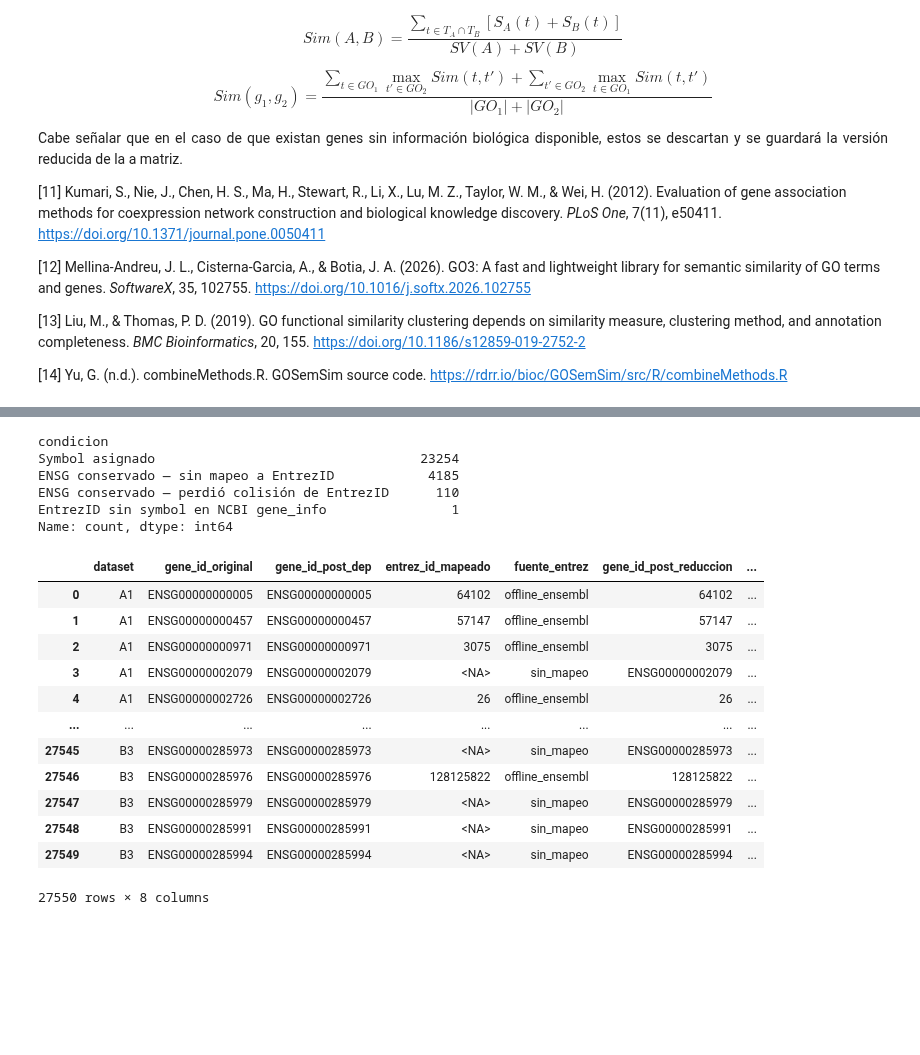
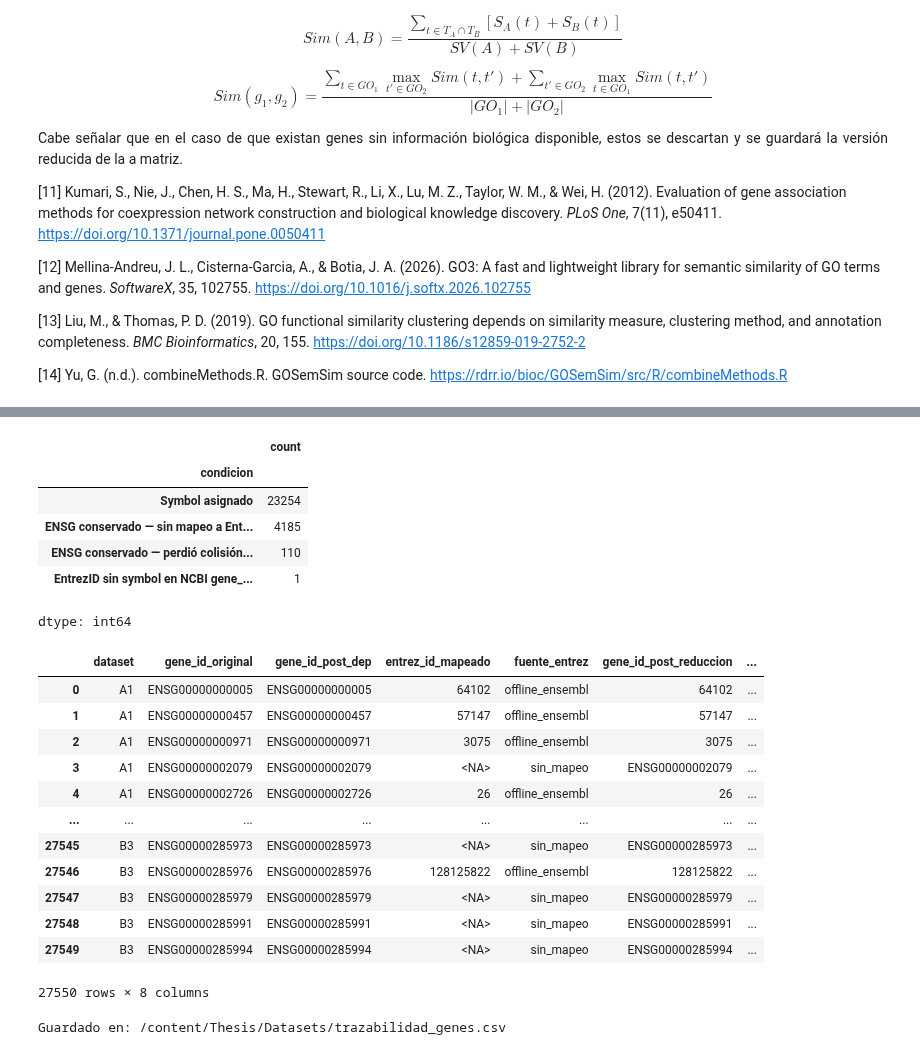
Before and after one commit to BenjaminGonzalezH/Thesis, a Jupyter notebook: Datasets/Preprocesamiento.ipynb, the cells around one changed output, grey strips where cells are left out. Drawn from its saved outputs; the diff is of its cells as text; code cells hidden in the pictures; blank space fills up the shorter version.

```diff
--- a/Datasets/Preprocesamiento.ipynb
+++ b/Datasets/Preprocesamiento.ipynb
@@ -60,7 +111,7 @@ from IPython.display import display                         # Interfaz para most
 ############################
 # Constantes
 ############################
-DATA_DIR          = Path(os.getcwd()).resolve().parent / "Datasets" / "Gene_Expression_source"
+DATA_DIR          = Path(os.getcwd()).resolve() / "Datasets" / "Gene_Expression_source"
 OUTPUT_DIR_PREFIX = DATA_DIR / "Results"
 
 ############################
@@ -844,9 +895,9 @@ from biocluster.go.mapping_entrez import convert_to_entrez_id   # Convertir cual
 ############################
 # Constantes
 ############################
-DEPRECATED_DIR = Path(os.getcwd()).resolve().parent / "Datasets" / "Bio_Info Resources" / "stable_id_event.txt"
-ENTREZ_DIR     = Path(os.getcwd()).resolve().parent / "Datasets" / "Bio_Info Resources" / "Homo_sapiens.GRCh38.116.entrez.tsv"
-UNIPROT_DIR    = Path(os.getcwd()).resolve().parent / "Datasets" / "Bio_Info Resources" / "Homo_sapiens.GRCh38.116.uniprot.tsv"
+DEPRECATED_DIR = Path(os.getcwd()).resolve() / "Datasets" / "Bio_Info Resources" / "stable_id_event.txt"
+ENTREZ_DIR     = Path(os.getcwd()).resolve() / "Datasets" / "Bio_Info Resources" / "Homo_sapiens.GRCh38.116.entrez.tsv"
+UNIPROT_DIR    = Path(os.getcwd()).resolve() / "Datasets" / "Bio_Info Resources" / "Homo_sapiens.GRCh38.116.uniprot.tsv"
 
 options = MappingOptions(
     organism_gp = "hsapiens", tax_id = 9606,
@@ -1956,5 +2088,5 @@ Wall time: 1h 4min 53s
 # %%
-%%time
+%time
 ##############################
 # EJECUCIÓN — Heatmaps de las matrices finales
 ##############################
@@ -1962,24 +2094,18 @@ Wall time: 1h 4min 53s
 for nombre, resultado in MATRICES_FINALES.items():
     print(f"Dataset : {nombre}")
 
-    plot_clustered_heatmap(
+    plot_classic_heatmap(
         matrix=resultado["matriz_expresion"],
-        labels=resultado["genes"],
-        save_filepath=str(MATRICES_DIR / f"clustered_heatmap_GE_{nombre}.html"),
+        genes=resultado["genes"],
+        out_path=str(MATRICES_DIR / f"clustered_heatmap_GE_{nombre}.png"),
         title=f"Similitud de expresión (Spearman, |corr|) — {nombre}",
-        z_label="Similitud de expresión",
-        scale=HeatmapScaleOptions(max_dim=3200),
-        clustering=ClusteringOptions(linkage_method="average", optimal_leaf_order=True),
     )
 
-    plot_clustered_heatmap(
+    plot_classic_heatmap(
         matrix=resultado["matriz_wang"],
-        labels=resultado["genes"],
-        save_filepath=str(MATRICES_DIR / f"clustered_heatmap_BI_{nombre}.html"),
+        genes=resultado["genes"],
+        out_path=str(MATRICES_DIR / f"clustered_heatmap_BI_{nombre}.png"),
         title=f"Similitud biológica (Wang, promedio BP+MF+CC) — {nombre}",
-        z_label="Similitud Wang (promedio)",
-        scale=HeatmapScaleOptions(max_dim=3200),
-        clustering=ClusteringOptions(linkage_method="average", optimal_leaf_order=True),
     )
 
 print(f"\nHeatmaps exportados en: {MATRICES_DIR}")
@@ -2014,35 +2122,42 @@ WARNING:bokeh.core.validation.check:W-1005 (FIXED_SIZING_MODE): 'fixed' sizing m
 # %%
 TRAZAS = []
 for nombre in DATASETS_FC:
     traza_df = construir_trazabilidad_genes(
         nombre,
         DATASETS_FC[nombre]["genes"],
         historial_df, resultado_df, genes_ensg_df,
         MAPPING_SYMBOL_POR_DATASET[nombre], DUPLICADOS_SYMBOL_POR_DATASET[nombre],
     )
     TRAZAS.append(traza_df)
 
 TRAZABILIDAD_FINAL_DF = pd.concat(TRAZAS, ignore_index=True)
 
 display(TRAZABILIDAD_FINAL_DF["condicion"].value_counts())
 display(TRAZABILIDAD_FINAL_DF)
+
+# --- Guardado en el directorio del notebook ---
+traza_path = Path.cwd() / "Datasets" / "trazabilidad_genes.csv"
+TRAZABILIDAD_FINAL_DF.to_csv(traza_path, index=False)
+print(f"Guardado en: {traza_path}")
 # %% [output]
+|  | count |
+| condicion |  |
+| Symbol asignado | 23254 |
+| ENSG conservado — sin mapeo a Ent... | 4185 |
+| ENSG conservado — perdió colisión... | 110 |
+| EntrezID sin symbol en NCBI gene_... | 1 |
-condicion
-Symbol asignado                                  23254
-ENSG conservado — sin mapeo a EntrezID            4185
-ENSG conservado — perdió colisión de EntrezID      110
-EntrezID sin symbol en NCBI gene_info                1
-Name: count, dtype: int64
+dtype: int64
-|  | dataset | gene_id_original | gene_id_post_dep | entrez_id_mapeado | fuente_entrez | gene_id_post_reduccion | ... |
-| 0 | A1 | ENSG00000000005 | ENSG00000000005 | 64102 | offline_ensembl | 64102 | ... |
-| 1 | A1 | ENSG00000000457 | ENSG00000000457 | 57147 | offline_ensembl | 57147 | ... |
-| 2 | A1 | ENSG00000000971 | ENSG00000000971 | 3075 | offline_ensembl | 3075 | ... |
-| 3 | A1 | ENSG00000002079 | ENSG00000002079 | <NA> | sin_mapeo | ENSG00000002079 | ... |
-| 4 | A1 | ENSG00000002726 | ENSG00000002726 | 26 | offline_ensembl | 26 | ... |
-| ... | ... | ... | ... | ... | ... | ... | ... |
-| 27545 | B3 | ENSG00000285973 | ENSG00000285973 | <NA> | sin_mapeo | ENSG00000285973 | ... |
-| 27546 | B3 | ENSG00000285976 | ENSG00000285976 | 128125822 | offline_ensembl | 128125822 | ... |
-| 27547 | B3 | ENSG00000285979 | ENSG00000285979 | <NA> | sin_mapeo | ENSG00000285979 | ... |
-| 27548 | B3 | ENSG00000285991 | ENSG00000285991 | <NA> | sin_mapeo | ENSG00000285991 | ... |
-| 27549 | B3 | ENSG00000285994 | ENSG00000285994 | <NA> | sin_mapeo | ENSG00000285994 | ... |
+|  | dataset | gene_id_original | gene_id_post_dep | entrez_id_mapeado | fuente_entrez | gene_id_post_reduccion | ... |
+| 0 | A1 | ENSG00000000005 | ENSG00000000005 | 64102 | offline_ensembl | 64102 | ... |
+| 1 | A1 | ENSG00000000457 | ENSG00000000457 | 57147 | offline_ensembl | 57147 | ... |
+| 2 | A1 | ENSG00000000971 | ENSG00000000971 | 3075 | offline_ensembl | 3075 | ... |
+| 3 | A1 | ENSG00000002079 | ENSG00000002079 | <NA> | sin_mapeo | ENSG00000002079 | ... |
+| 4 | A1 | ENSG00000002726 | ENSG00000002726 | 26 | offline_ensembl | 26 | ... |
+| ... | ... | ... | ... | ... | ... | ... | ... |
+| 27545 | B3 | ENSG00000285973 | ENSG00000285973 | <NA> | sin_mapeo | ENSG00000285973 | ... |
+| 27546 | B3 | ENSG00000285976 | ENSG00000285976 | 128125822 | offline_ensembl | 128125822 | ... |
+| 27547 | B3 | ENSG00000285979 | ENSG00000285979 | <NA> | sin_mapeo | ENSG00000285979 | ... |
+| 27548 | B3 | ENSG00000285991 | ENSG00000285991 | <NA> | sin_mapeo | ENSG00000285991 | ... |
+| 27549 | B3 | ENSG00000285994 | ENSG00000285994 | <NA> | sin_mapeo | ENSG00000285994 | ... |
 27550 rows × 8 columns
+Guardado en: /content/Thesis/Datasets/trazabilidad_genes.csv
```
Also changed, not shown: parts of 9 cells of this notebook, 18 other files.
